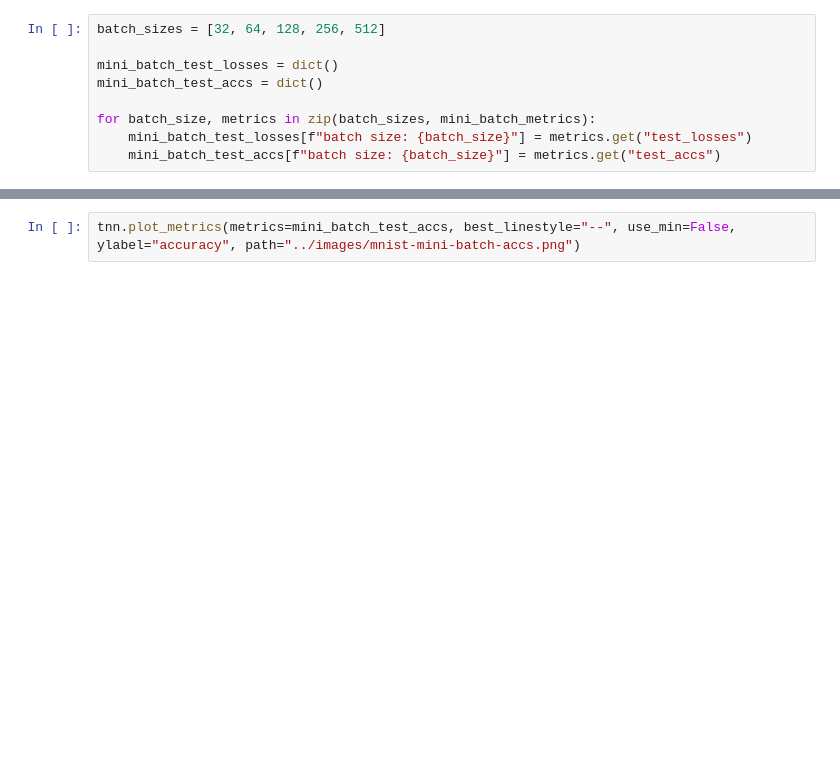
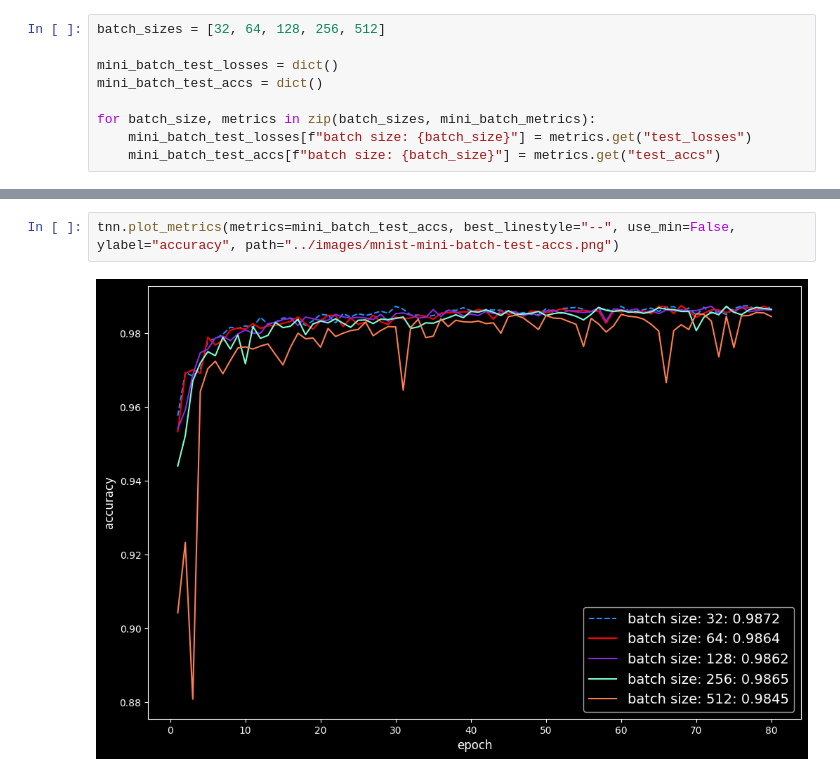
Before and after one commit to andrew-m-holmes/teaching-neural-networks, a Jupyter notebook: notebooks/mnist-plot.ipynb, the cells around one changed output, grey strips where cells are left out. Saved outputs shown, nothing was run; the diff lists cells and outputs as text; blank space fills up the shorter version.

```diff
--- a/notebooks/mnist-plot.ipynb
+++ b/notebooks/mnist-plot.ipynb
@@ -86,4 +86,6 @@ tnn.plot_metrics(metrics=mini_batch_test_losses, best_linestyle="--", use_min=Tr
 # %% [output]
 [figure]
 # %%
-tnn.plot_metrics(metrics=mini_batch_test_accs, best_linestyle="--", use_min=False, ylabel="accuracy", path="../images/mnist-mini-batch-accs.png")
+tnn.plot_metrics(metrics=mini_batch_test_accs, best_linestyle="--", use_min=False, ylabel="accuracy", path="../images/mnist-mini-batch-test-accs.png")
+# %% [output]
+[figure, added]
```
Also changed, not shown: parts of 1 cell of this notebook, 2 other files.
